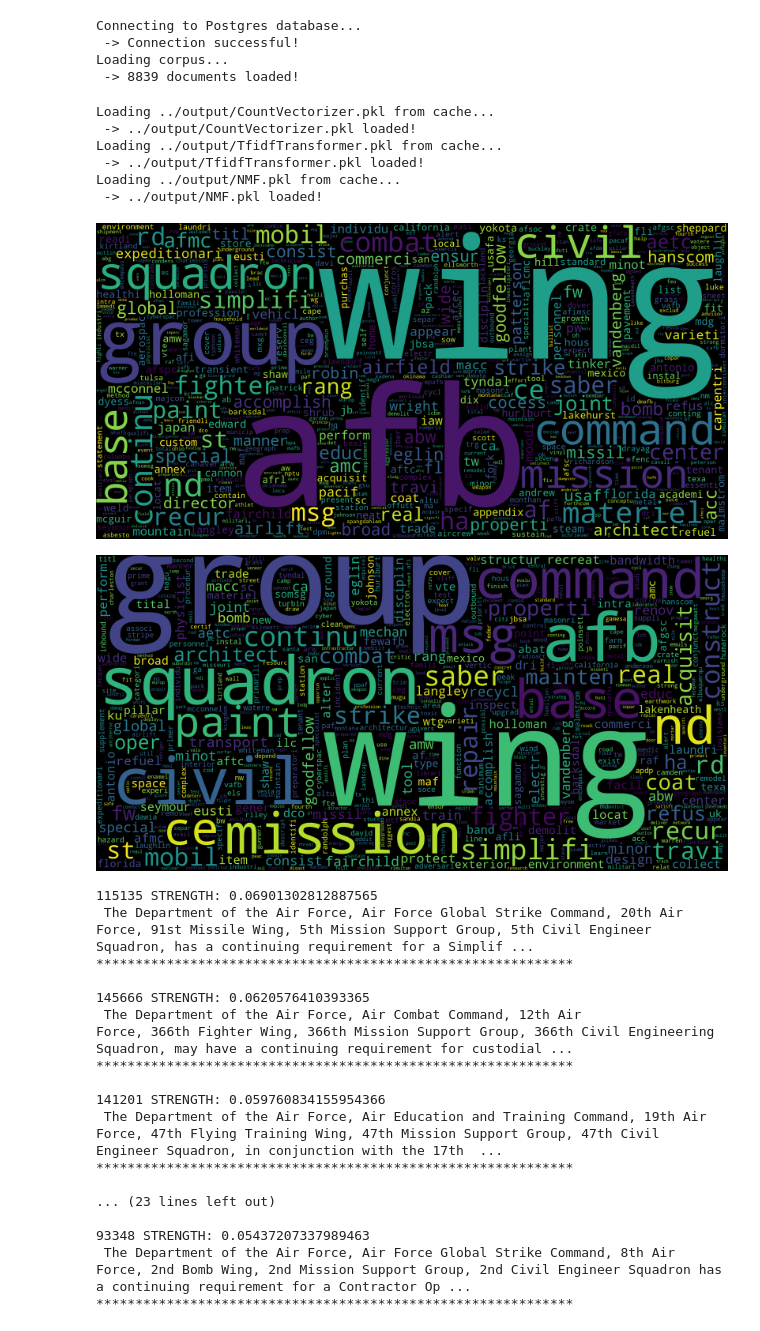
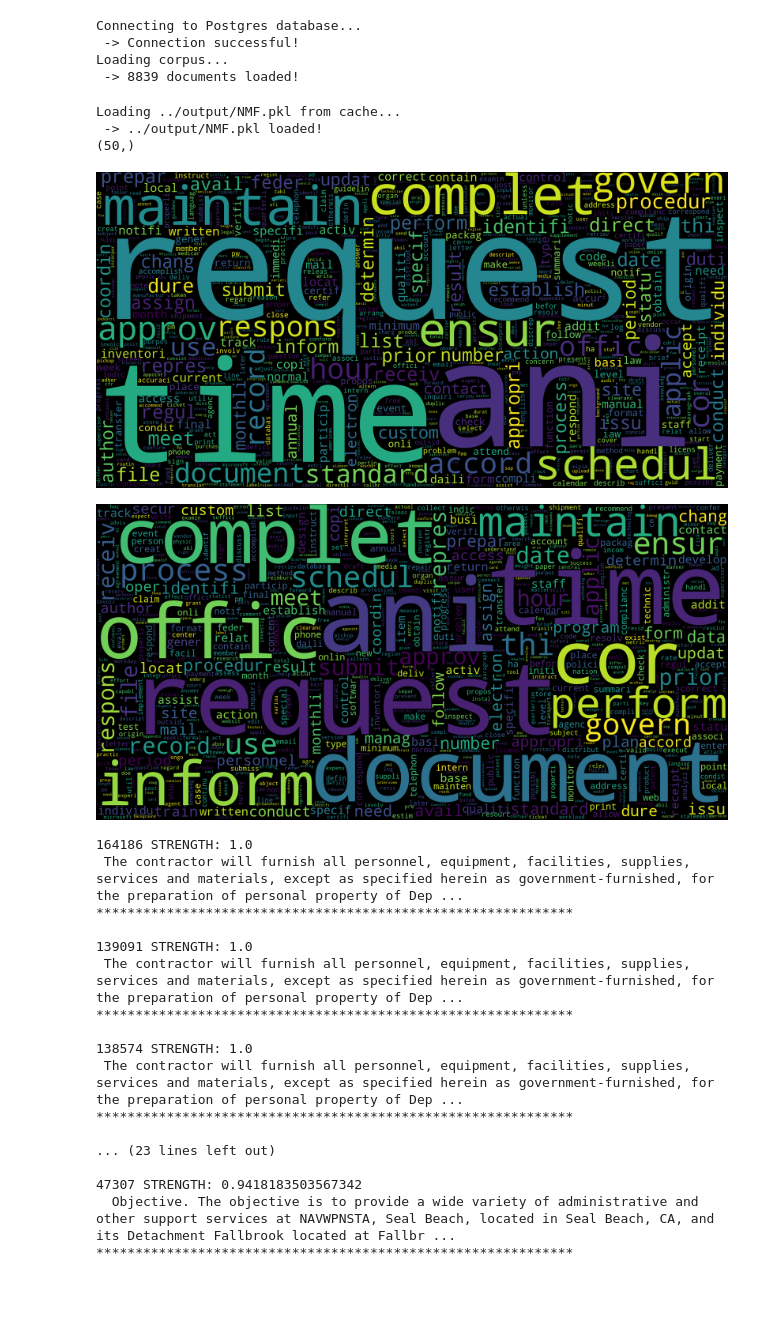
Before and after one commit to mevers303/missionmark, a Jupyter notebook: src/topic_labeling.ipynb, the cells around one changed output. Drawn from its saved outputs; the diff is of its cells as text; code cells hidden in the pictures; blank space fills up the shorter version.

```diff
--- a/src/topic_labeling.ipynb
+++ b/src/topic_labeling.ipynb
@@ -30,54 +30,53 @@ tfidf = TfidfVectorizer(pickle_load("../output/CountVectorizer.pkl"), pickle_loa
 # tfidf_corpus = pickle_load("../output/tfidf_corpus.pkl")
 tfidf_corpus = tfidf.transform(corpus)
 vocabulary = tfidf.get_feature_names()
-
-nmf = pickle_load("../output/NMF.pkl")
-H = nmf.components_
-W = nmf.transform(tfidf_corpus)
-W_max = W.max()
-# %% [output]
-Loading ../output/CountVectorizer.pkl from cache...
- -> ../output/CountVectorizer.pkl loaded!
-Loading ../output/TfidfTransformer.pkl from cache...
- -> ../output/TfidfTransformer.pkl loaded!
-Loading ../output/NMF.pkl from cache...
- -> ../output/NMF.pkl loaded!
+# %%
+nmf = pickle_load("../output/NMF.pkl")
+H = nmf.components_
+W = nmf.transform(tfidf_corpus)
+W_max = W.max(axis = 0)
+print(W_max.shape)
+W_normalized = W / W_max
+# %% [output]
+Loading ../output/NMF.pkl from cache...
+ -> ../output/NMF.pkl loaded!
+(50,)
 # %%
-topic_i = 4
+topic_i = 3
 
 display(Image(filename=f"../static/wordclouds/{topic_i}_nmf_wordcloud.png"))
 display(Image(filename=f"../static/wordclouds/{topic_i}_tfidf_wordcloud.png"))
 # wc = WordCloud(background_color="black", max_words=666, width=2000, height=1000)
 # wc.fit_words({vocabulary[word_i]: H[topic_i, word_i] for word_i in range(H.shape[1]) if H[topic_i, word_i]})
 # plt.imshow(f"../output/wordclouds/{topic_i}_nmf_wordcloud.png", interpolation='bilinear')
 # plt.axis("off")
 # plt.show()
 
 # plt.imshow(f"../output/wordclouds/{topic_i}_tfidf_wordcloud.png", interpolation='bilinear')
 # plt.axis("off")
 # plt.show()
 
-for doc, strength in get_top_10_docs(W, topic_i):
+for doc, strength in get_top_10_docs(W_normalized, topic_i):
     print(doc_ids[doc], "STRENGTH:", strength)
-    print(corpus[doc])
+    print(corpus[doc][2:])
     print("*************************************************************\n")
 # %% [output]
-[figure, old version]
+[figure, new version]
-[figure, old version]
+[figure, new version]
-115135 STRENGTH: 0.06901302812887565
- The Department of the Air Force, Air Force Global Strike Command, 20th Air Force, 91st Missile Wing, 5th Mission Support Group, 5th Civil Engineer Squadron, has a continuing requirement for a Simplif ...
+164186 STRENGTH: 1.0
+ The contractor will furnish all personnel, equipment, facilities, supplies, services and materials, except as specified herein as government-furnished, for the preparation of personal property of Dep ...
 *************************************************************
 
-145666 STRENGTH: 0.0620576410393365
- The Department of the Air Force, Air Combat Command, 12th Air Force, 366th Fighter Wing, 366th Mission Support Group, 366th Civil Engineering Squadron, may have a continuing requirement for custodial ...
+139091 STRENGTH: 1.0
+ The contractor will furnish all personnel, equipment, facilities, supplies, services and materials, except as specified herein as government-furnished, for the preparation of personal property of Dep ...
 *************************************************************
 
-141201 STRENGTH: 0.059760834155954366
- The Department of the Air Force, Air Education and Training Command, 19th Air Force, 47th Flying Training Wing, 47th Mission Support Group, 47th Civil Engineer Squadron, in conjunction with the 17th  ...
+138574 STRENGTH: 1.0
+ The contractor will furnish all personnel, equipment, facilities, supplies, services and materials, except as specified herein as government-furnished, for the preparation of personal property of Dep ...
 *************************************************************
 
 ... (23 lines left out)
 
-93348 STRENGTH: 0.05437207337989463
- The Department of the Air Force, Air Force Global Strike Command, 8th Air Force, 2nd Bomb Wing, 2nd Mission Support Group, 2nd Civil Engineer Squadron has a continuing requirement for a Contractor Op ...
+47307 STRENGTH: 0.9418183503567342
+  Objective. The objective is to provide a wide variety of administrative and other support services at NAVWPNSTA, Seal Beach, located in Seal Beach, CA, and its Detachment Fallbrook located at Fallbr ...
 *************************************************************
```
Also changed, not shown: parts of 1 cell of this notebook, 6 other files.
